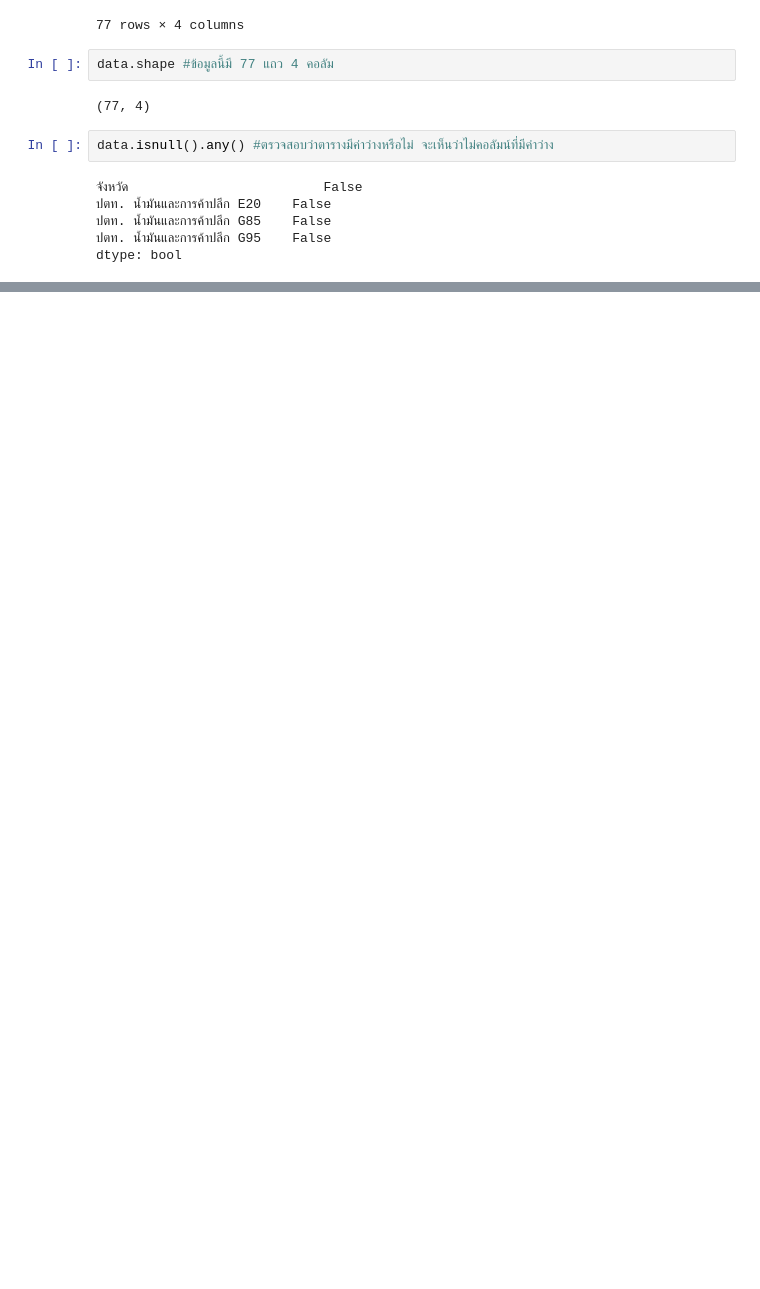
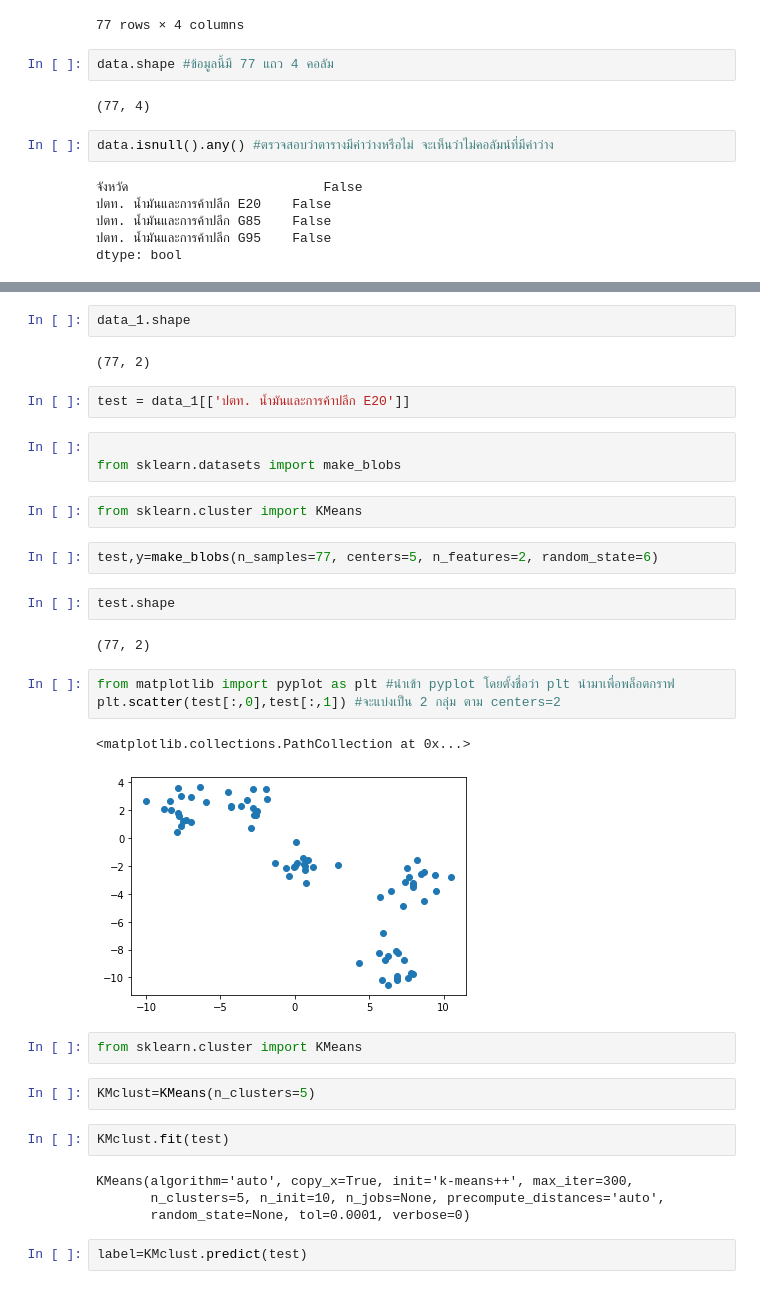
Before and after one commit to chalarm1405/DWDM21_, a Jupyter notebook: Project for Group.ipynb, the cells around one changed output, grey strips where cells are left out. Drawn from its saved outputs; the diff is of its cells as text; blank space fills up the shorter version.

```diff
--- a/Project for Group.ipynb
+++ b/Project for Group.ipynb
@@ -273,0 +358,35 @@ dtype: bool
+# %%
+data_1.shape
+# %% [output]
+(77, 2)
+# %%
+test = data_1[['ปตท. น้ำมันและการค้าปลีก E20']]
+# %%
+
+from sklearn.datasets import make_blobs
+# %%
+from sklearn.cluster import KMeans
+# %%
+test,y=make_blobs(n_samples=77, centers=5, n_features=2, random_state=6)
+# %%
+test.shape
+# %% [output]
+(77, 2)
+# %%
+from matplotlib import pyplot as plt #นำเข้า pyplot โดยตั้งชื่อว่า plt นำมาเพื่อพล็อตกราฟ
+plt.scatter(test[:,0],test[:,1]) #จะแบ่งเป็น 2 กลุ่ม ตาม centers=2
+# %% [output]
+<matplotlib.collections.PathCollection at 0x...>
+[figure, added]
+# %%
+from sklearn.cluster import KMeans
+# %%
+KMclust=KMeans(n_clusters=5)
+# %%
+KMclust.fit(test)
+# %% [output]
+KMeans(algorithm='auto', copy_x=True, init='k-means++', max_iter=300,
+       n_clusters=5, n_init=10, n_jobs=None, precompute_distances='auto',
+       random_state=None, tol=0.0001, verbose=0)
+# %%
+label=KMclust.predict(test)
```
Also changed, not shown: parts of 20 cells of this notebook.
